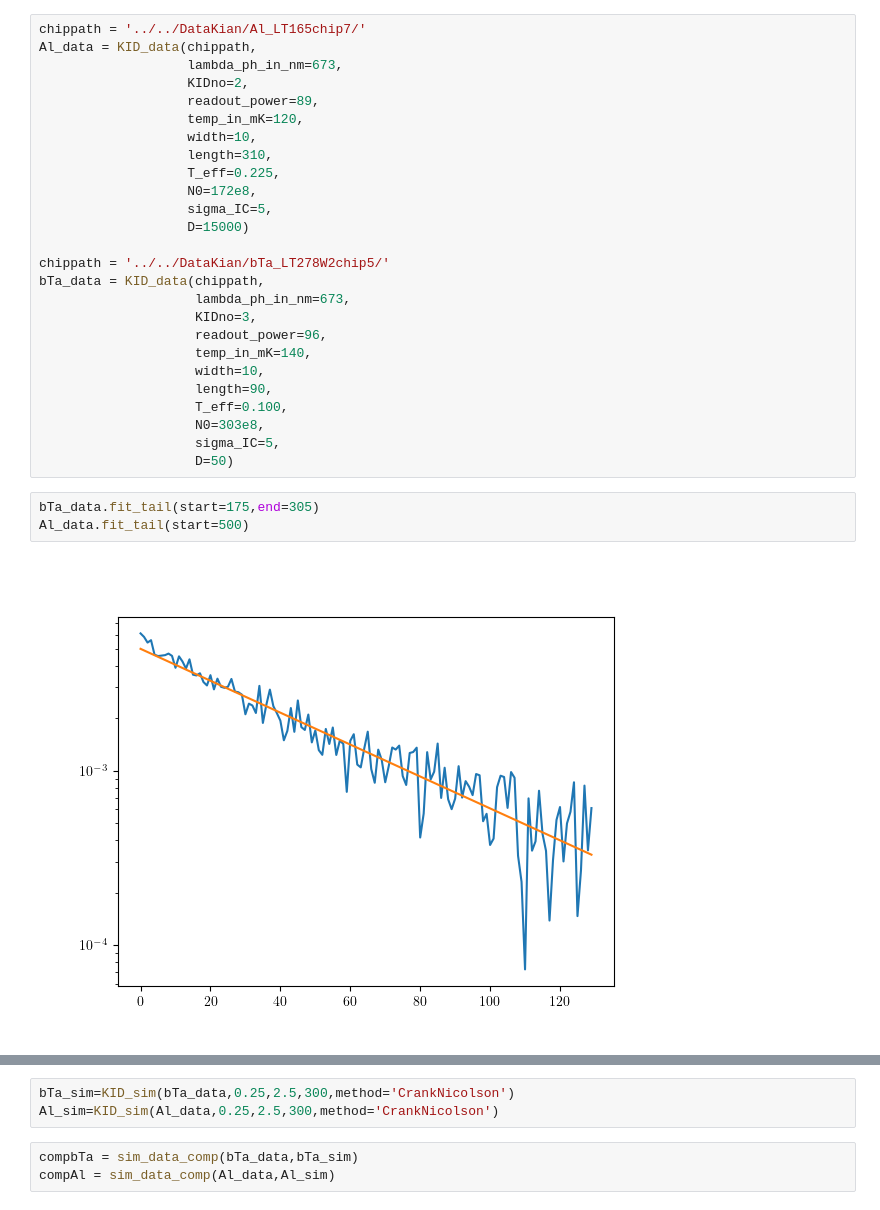
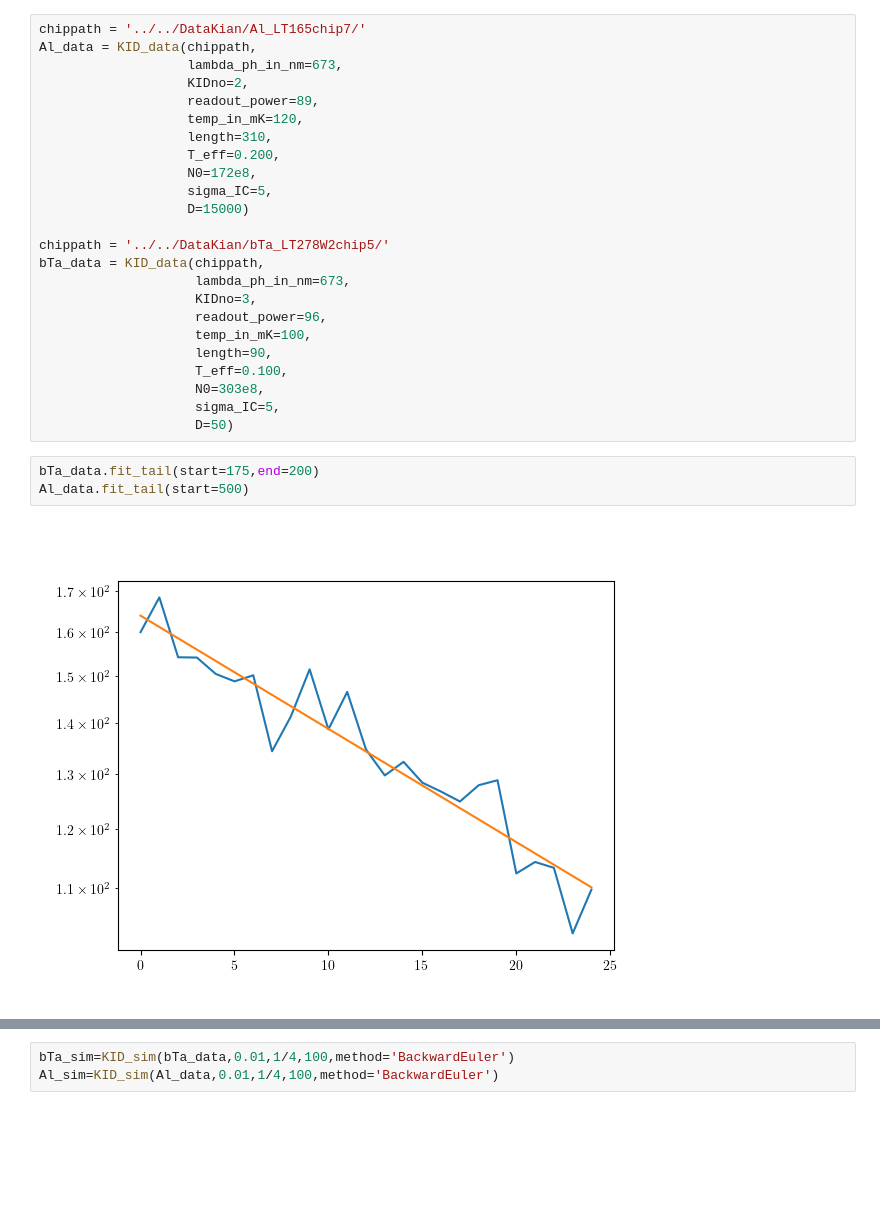
Before and after one commit to 10483/MTP, a Jupyter notebook: FVSimulation/Compare theory with data.ipynb, the cells around one changed output, grey strips where cells are left out. Cells and saved outputs as stored; diff of their text form; blank space fills up the shorter version.

```diff
--- a/FVSimulation/Compare theory with data.ipynb
+++ b/FVSimulation/Compare theory with data.ipynb
@@ -16,9 +16,8 @@ Al_data = KID_data(chippath,
                    KIDno=2,
                    readout_power=89,
                    temp_in_mK=120,
-                   width=10,
                    length=310,
-                   T_eff=0.225,
+                   T_eff=0.200,
                    N0=172e8,
                    sigma_IC=5,
                    D=15000)
@@ -28,15 +27,14 @@ bTa_data = KID_data(chippath,
                     lambda_ph_in_nm=673,
                     KIDno=3,
                     readout_power=96,
-                    temp_in_mK=140,
-                    width=10,
+                    temp_in_mK=100,
                     length=90,
                     T_eff=0.100,
                     N0=303e8,
                     sigma_IC=5,
                     D=50)
 # %%
-bTa_data.fit_tail(start=175,end=305)
+bTa_data.fit_tail(start=175,end=200)
 Al_data.fit_tail(start=500)
 # %% [output]
-[figure, old version]
+[figure, new version]
@@ -44,7 +42,4 @@ Al_data.fit_tail(start=500)
 # %%
-bTa_sim=KID_sim(bTa_data,0.25,2.5,300,method='CrankNicolson')
-Al_sim=KID_sim(Al_data,0.25,2.5,300,method='CrankNicolson')
+bTa_sim=KID_sim(bTa_data,0.01,1/4,100,method='BackwardEuler')
+Al_sim=KID_sim(Al_data,0.01,1/4,100,method='BackwardEuler')
-# %%
-compbTa = sim_data_comp(bTa_data,bTa_sim)
-compAl = sim_data_comp(Al_data,Al_sim)
 # %%
```
Also changed, not shown: parts of 5 cells of this notebook, 8 other files.
